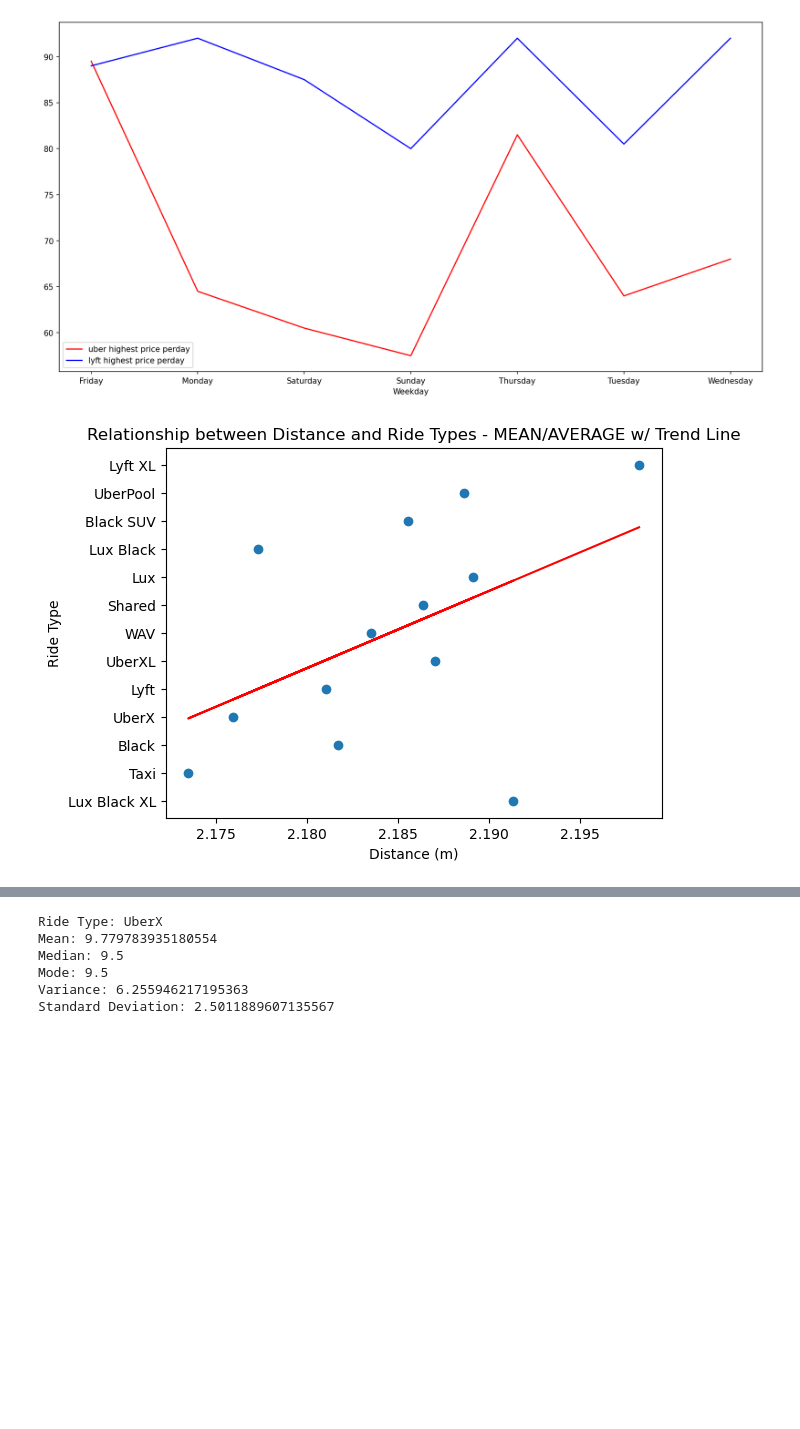
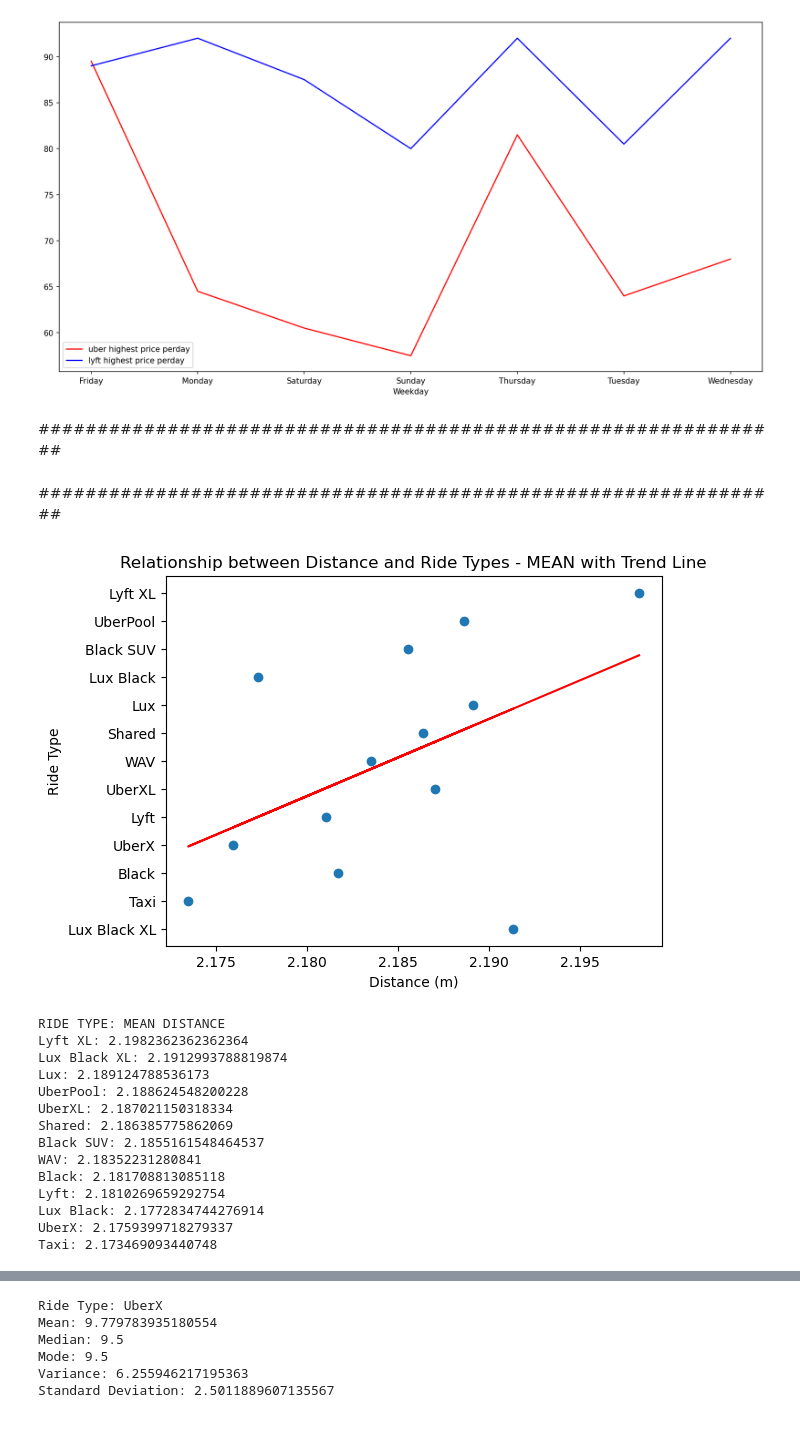
Before and after one commit to marnaji/Project-1, a Jupyter notebook: main.ipynb, the cells around one changed output, grey strips where cells are left out. Cells and saved outputs as stored; diff of their text form; code cells hidden in the pictures; blank space fills up the shorter version.

```diff
--- a/main.ipynb
+++ b/main.ipynb
@@ -320,26 +318,54 @@ plt.legend()
+# %% [markdown]
+################################################################
+# %% [markdown]
+################################################################
 # %%
-# MIKE
+import numpy as np
+import matplotlib.pyplot as plt
+
 # Calculate the mean distance for each ride type
 ride_types = final_df["Ride_Type"].unique()
 mean_distances = final_df.groupby("Ride_Type")["Distance(m)"].mean()
 
 # Convert ride_types to numerical values
 ride_type_values = np.arange(len(ride_types))
 
 # Plot the scatter plot
 plt.scatter(mean_distances, ride_type_values)
 plt.xlabel("Distance (m)")
 plt.ylabel("Ride Type")
-plt.title("Relationship between Distance and Ride Types - MEAN/AVERAGE w/ Trend Line")
+plt.title("Relationship between Distance and Ride Types - MEAN with Trend Line")
 
 # Set the y-axis tick labels to be the car type labels
 plt.yticks(ride_type_values, ride_types)
 
 # Add a trend line
 slope, intercept = np.polyfit(mean_distances, ride_type_values, 1)
 trend_line = slope * mean_distances + intercept
 plt.plot(mean_distances, trend_line, color='r')
 
 plt.show()
+
+# Print the list of ride types with their mean distances in descending order
+ride_type_mean_distances = list(zip(ride_types, mean_distances))
+sorted_ride_type_mean_distances = sorted(ride_type_mean_distances, key=lambda x: x[1], reverse=True)
+
+print("RIDE TYPE: MEAN DISTANCE")
+for ride_type, mean_distance in sorted_ride_type_mean_distances:
+    print(f"{ride_type}: {mean_distance}")
 # %% [output]
-[figure, old version]
+[figure, new version]
+RIDE TYPE: MEAN DISTANCE
+Lyft XL: 2.1982362362362364
+Lux Black XL: 2.1912993788819874
+Lux: 2.189124788536173
+UberPool: 2.188624548200228
+UberXL: 2.187021150318334
+Shared: 2.186385775862069
+Black SUV: 2.1855161548464537
+WAV: 2.18352231280841
+Black: 2.181708813085118
+Lyft: 2.1810269659292754
+Lux Black: 2.1772834744276914
+UberX: 2.1759399718279337
+Taxi: 2.173469093440748
```
Also changed, not shown: parts of 64 cells of this notebook.
